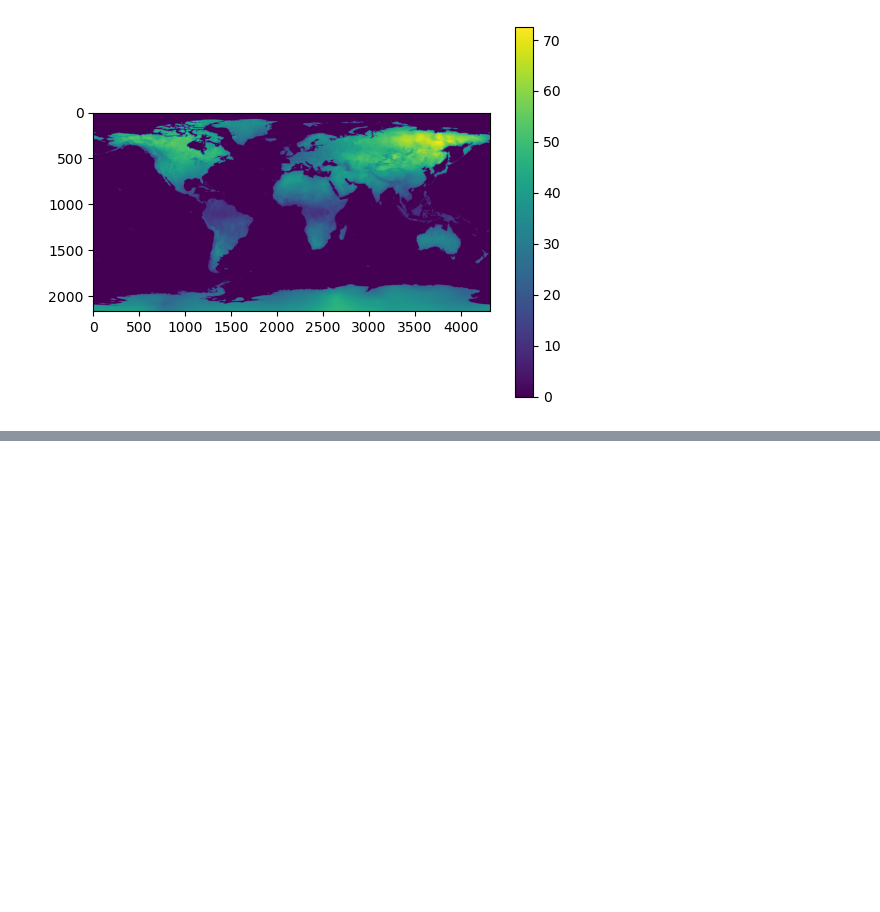
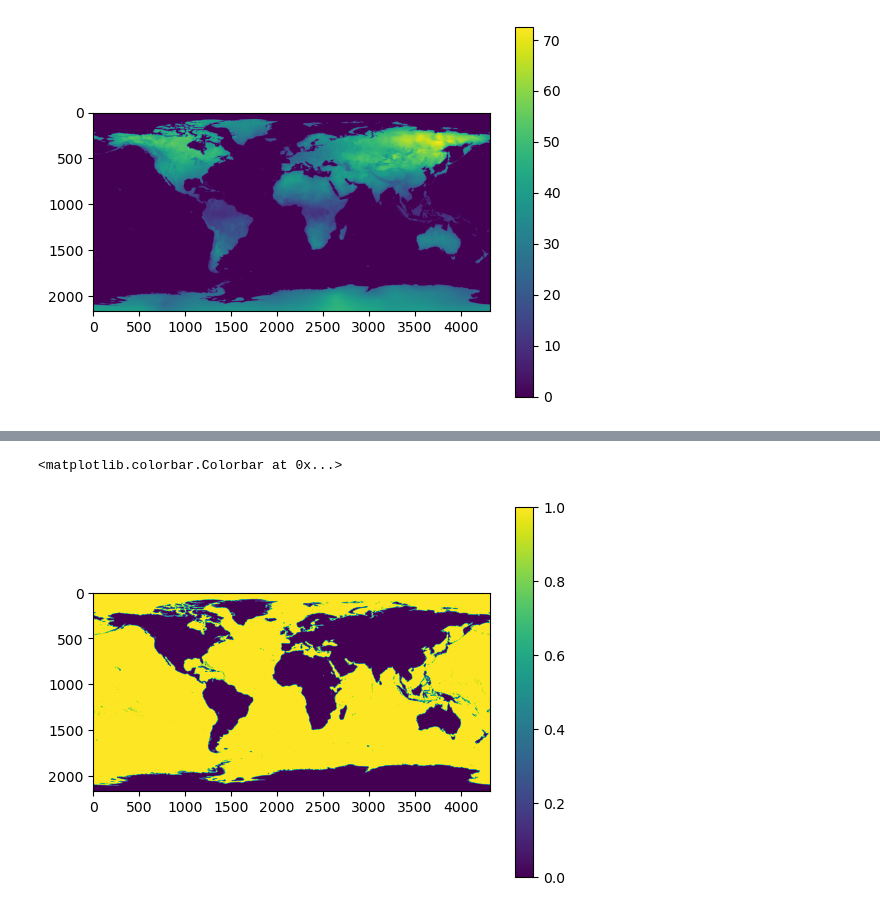
Before and after one commit to deekenyah1/final_year_worldclim, a Jupyter notebook: RASTERIO PROJECT.ipynb, the cells around one changed output, grey strips where cells are left out. Cells and saved outputs as stored; diff of their text form; code cells hidden in the pictures; blank space fills up the shorter version.

```diff
--- a/RASTERIO PROJECT.ipynb
+++ b/RASTERIO PROJECT.ipynb
@@ -786,0 +774,6 @@ np.where((data != nodata) == zero_array1)
+# %%
+plt.imshow(bio_res==1)
+plt.colorbar()
+# %% [output]
+<matplotlib.colorbar.Colorbar at 0x...>
+[figure, added]
```
Also changed, not shown: parts of 155 cells of this notebook, 6 other files.
